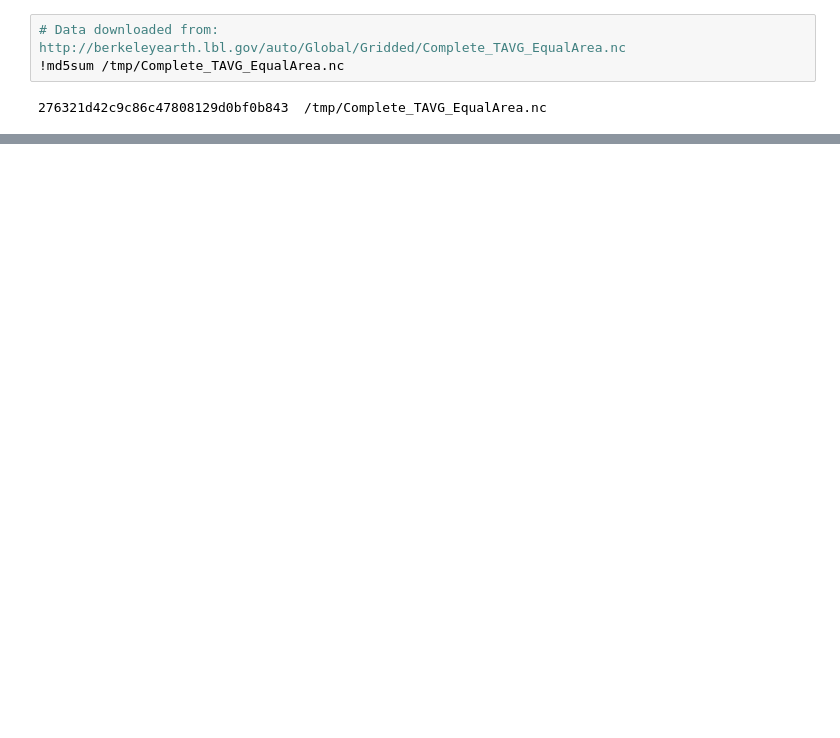
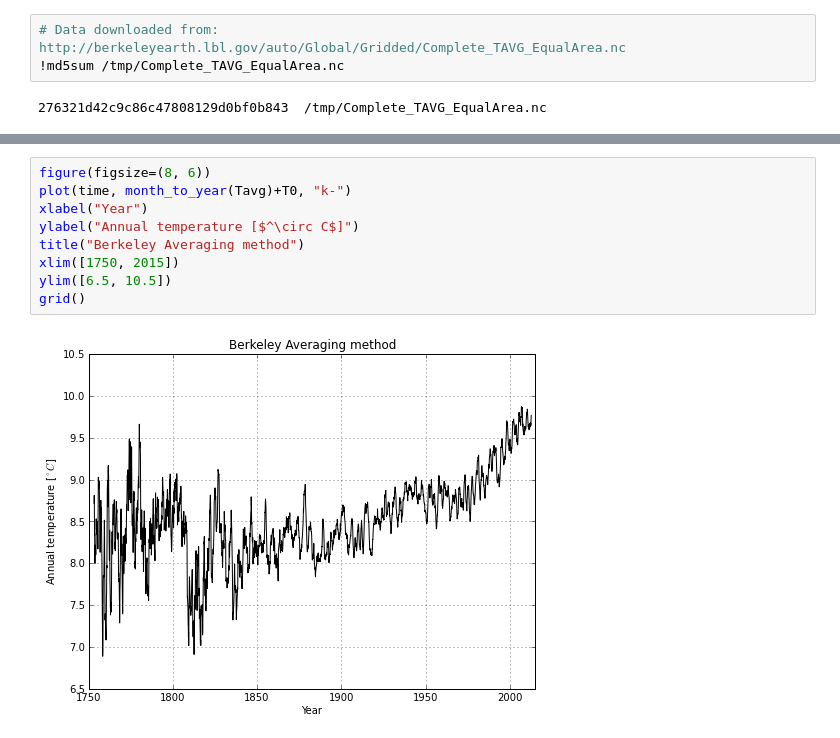
Before and after one commit to certik/climate, a Jupyter notebook: Temperature Data.ipynb, the cells around one changed output, grey strips where cells are left out. Saved outputs shown, nothing was run; the diff lists cells and outputs as text; blank space fills up the shorter version.

```diff
--- a/Temperature Data.ipynb
+++ b/Temperature Data.ipynb
@@ -18,0 +71,11 @@ array([ -83.57142639,  -70.7142868 ,  -57.8571434 , ..., -120.        ,
+# %%
+figure(figsize=(8, 6))
+plot(time, month_to_year(Tavg)+T0, "k-")
+xlabel("Year")
+ylabel("Annual temperature [$^\circ C$]")
+title("Berkeley Averaging method")
+xlim([1750, 2015])
+ylim([6.5, 10.5])
+grid()
+# %% [output]
+[figure, added]
```
Also changed, not shown: parts of 16 cells of this notebook.
